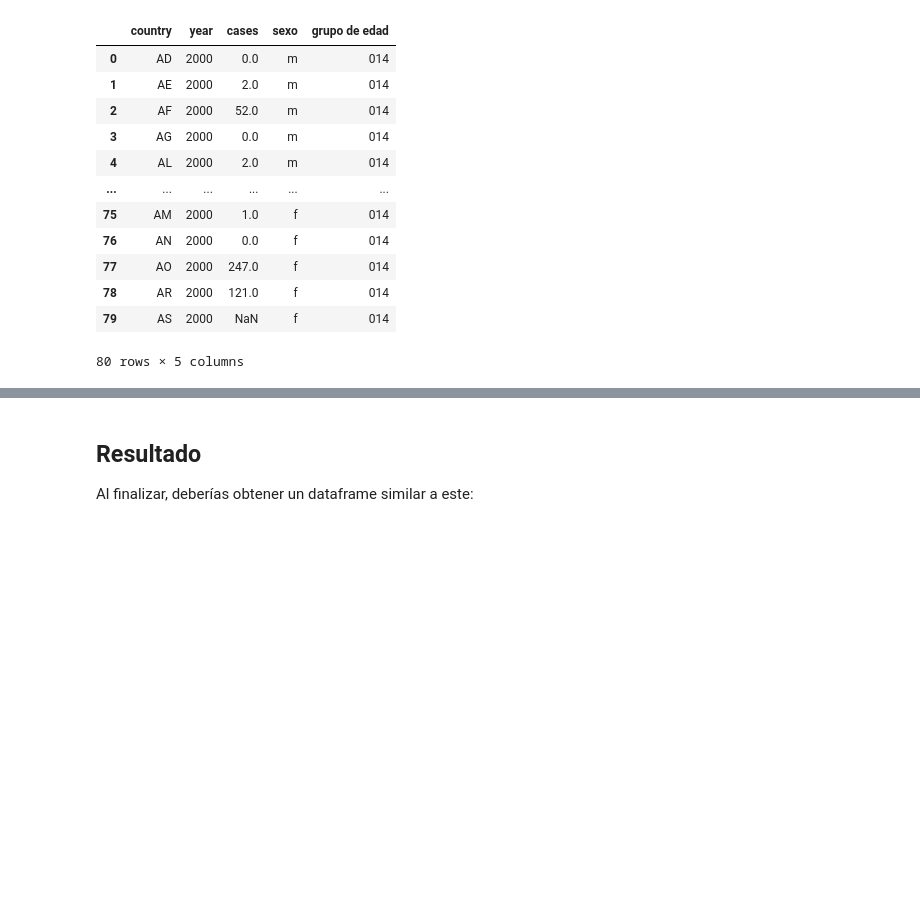
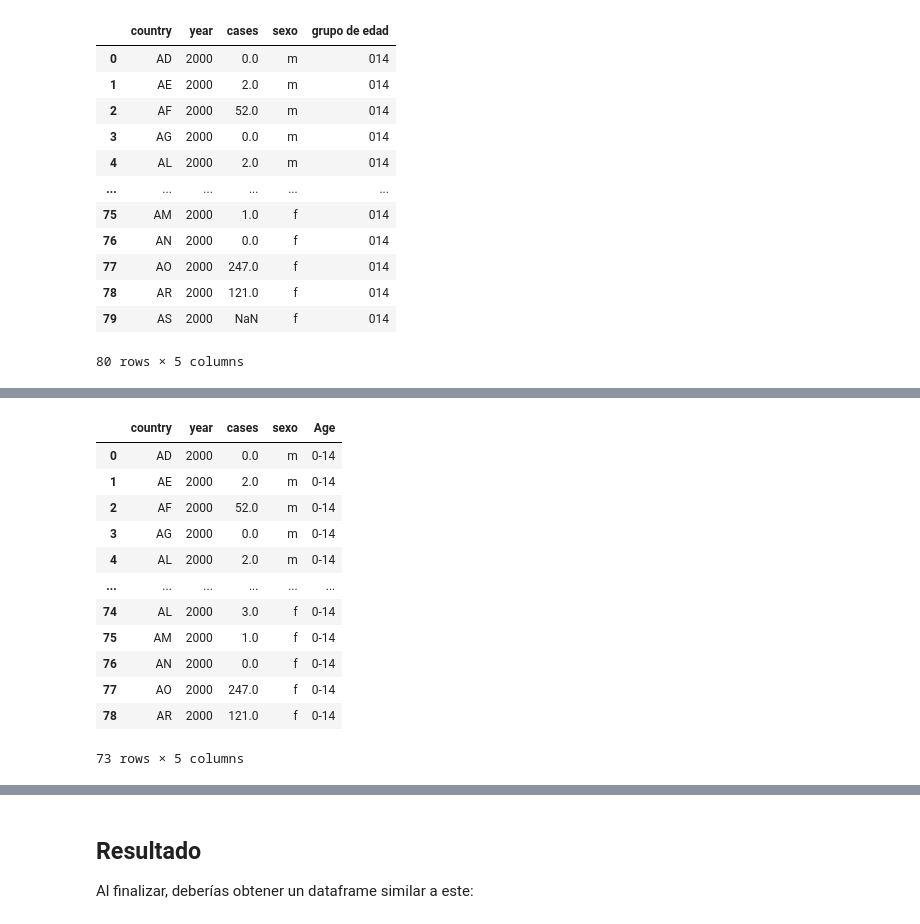
Before and after one commit to SABRIS13/Introduction-to-Data-Science, a Jupyter notebook: Reto/TidyData2_1.ipynb, the cells around one changed output, grey strips where cells are left out. Cells and saved outputs as stored; diff of their text form; code cells hidden in the pictures; blank space fills up the shorter version.

```diff
--- a/Reto/TidyData2_1.ipynb
+++ b/Reto/TidyData2_1.ipynb
@@ -162,0 +146,19 @@ tb2_age.sort_values(["Age"], ascending=False)
+# %%
+tb_f=pd.concat([tb2, tb2_age["Age"]],axis=1)
+tb_f.drop(columns=["grupo de edad"],inplace=True)
+tb_f1=tb_f[tb_f["cases"].notna()]
+tb_f1
+# %% [output]
+|  | country | year | cases | sexo | Age |
+| 0 | AD | 2000 | 0.0 | m | 0-14 |
+| 1 | AE | 2000 | 2.0 | m | 0-14 |
+| 2 | AF | 2000 | 52.0 | m | 0-14 |
+| 3 | AG | 2000 | 0.0 | m | 0-14 |
+| 4 | AL | 2000 | 2.0 | m | 0-14 |
+| ... | ... | ... | ... | ... | ... |
+| 74 | AL | 2000 | 3.0 | f | 0-14 |
+| 75 | AM | 2000 | 1.0 | f | 0-14 |
+| 76 | AN | 2000 | 0.0 | f | 0-14 |
+| 77 | AO | 2000 | 247.0 | f | 0-14 |
+| 78 | AR | 2000 | 121.0 | f | 0-14 |
+73 rows × 5 columns
```
Also changed, not shown: parts of 8 cells of this notebook.
